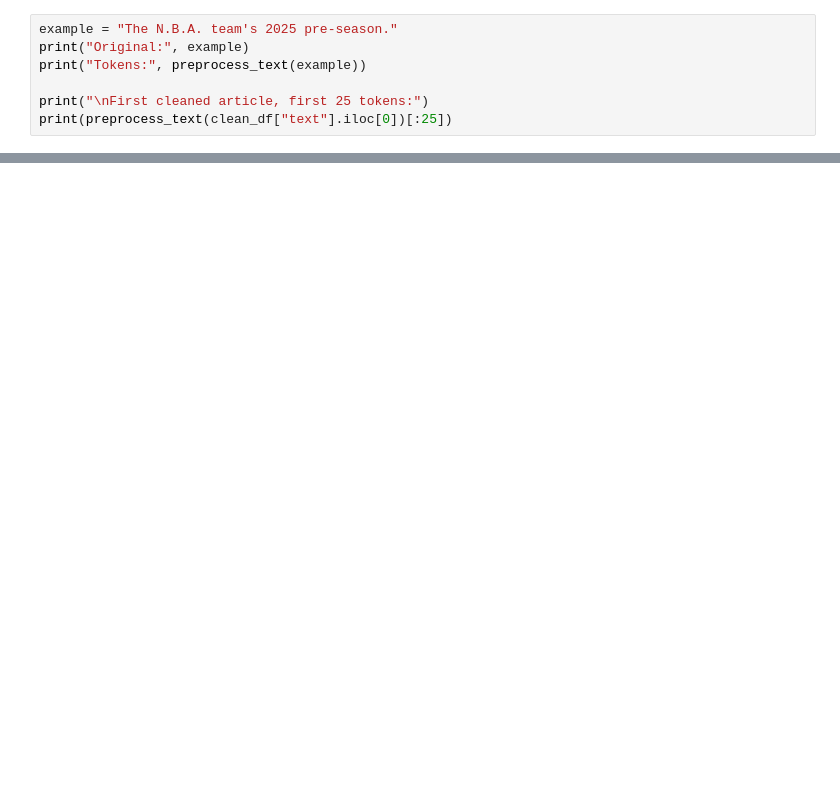
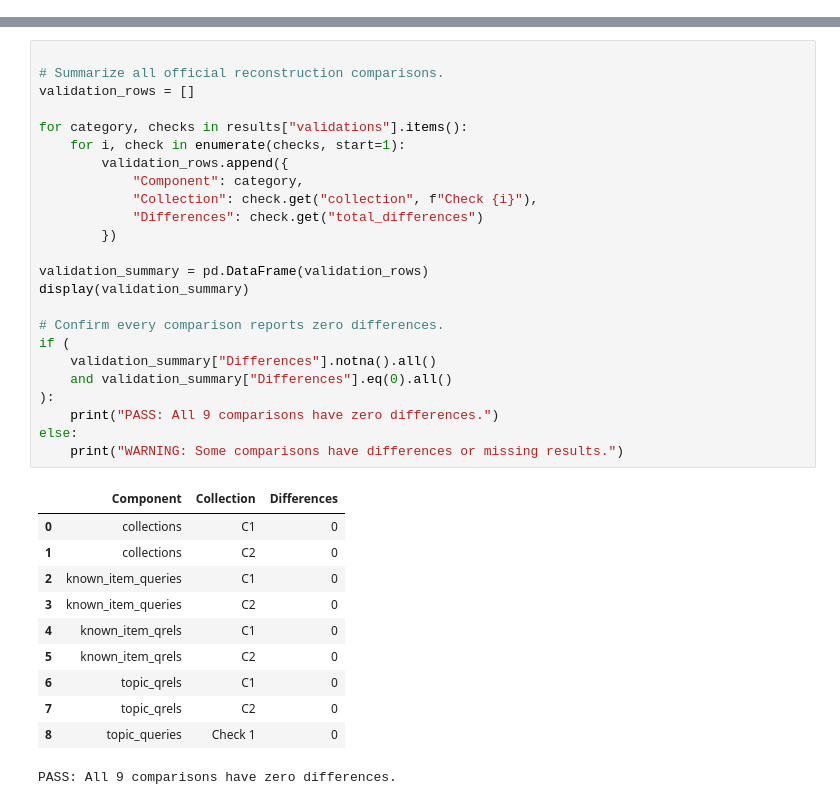
Before and after one commit to LanayaC/CS533_HW1, a Jupyter notebook: notes/01_explore_dataset.ipynb, the cells around one changed output, grey strips where cells are left out. Cells and saved outputs as stored; diff of their text form; blank space fills up the shorter version.

```diff
--- a/notes/01_explore_dataset.ipynb
+++ b/notes/01_explore_dataset.ipynb
@@ -114,7 +0,0 @@ For example, the function lowercases words, normalizes dotted abbreviations, and
-# %%
-example = "The N.B.A. team's 2025 pre-season."
-print("Original:", example)
-print("Tokens:", preprocess_text(example))
-
-print("\nFirst cleaned article, first 25 tokens:")
-print(preprocess_text(clean_df["text"].iloc[0])[:25])
@@ -226,0 +654,36 @@ These checks help us understand what data the Word2Vec experiments in Notebook 2
+# %%
+
+# Summarize all official reconstruction comparisons.
+validation_rows = []
+
+for category, checks in results["validations"].items():
+    for i, check in enumerate(checks, start=1):
+        validation_rows.append({
+            "Component": category,
+            "Collection": check.get("collection", f"Check {i}"),
+            "Differences": check.get("total_differences")
+        })
+
+validation_summary = pd.DataFrame(validation_rows)
+display(validation_summary)
+
+# Confirm every comparison reports zero differences.
+if (
+    validation_summary["Differences"].notna().all()
+    and validation_summary["Differences"].eq(0).all()
+):
+    print("PASS: All 9 comparisons have zero differences.")
+else:
+    print("WARNING: Some comparisons have differences or missing results.")
+# %% [output]
+|  | Component | Collection | Differences |
+| 0 | collections | C1 | 0 |
+| 1 | collections | C2 | 0 |
+| 2 | known_item_queries | C1 | 0 |
+| 3 | known_item_queries | C2 | 0 |
+| 4 | known_item_qrels | C1 | 0 |
+| 5 | known_item_qrels | C2 | 0 |
+| 6 | topic_qrels | C1 | 0 |
+| 7 | topic_qrels | C2 | 0 |
+| 8 | topic_queries | Check 1 | 0 |
+PASS: All 9 comparisons have zero differences.
```
Also changed, not shown: parts of 43 cells of this notebook, 8 other files.
